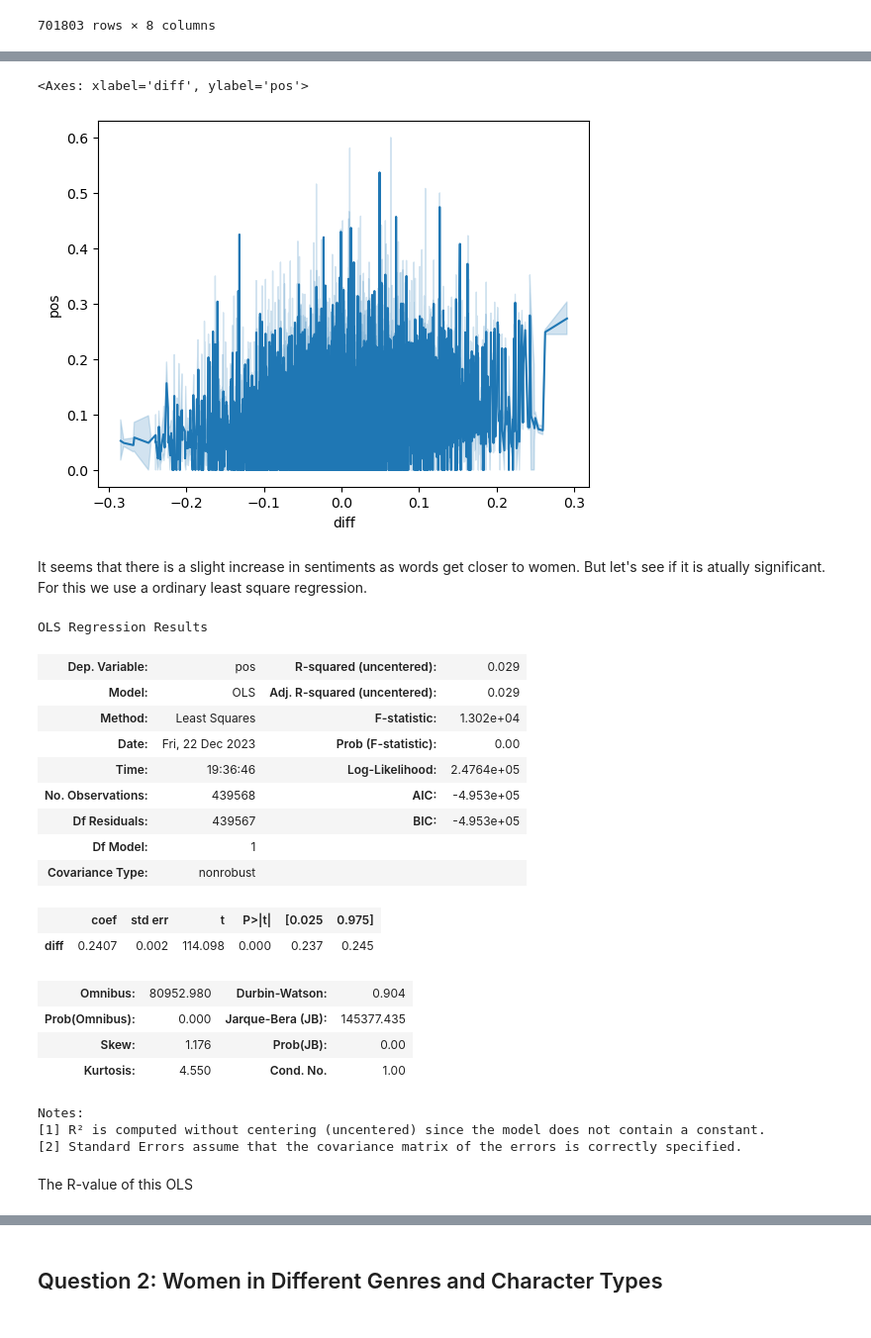
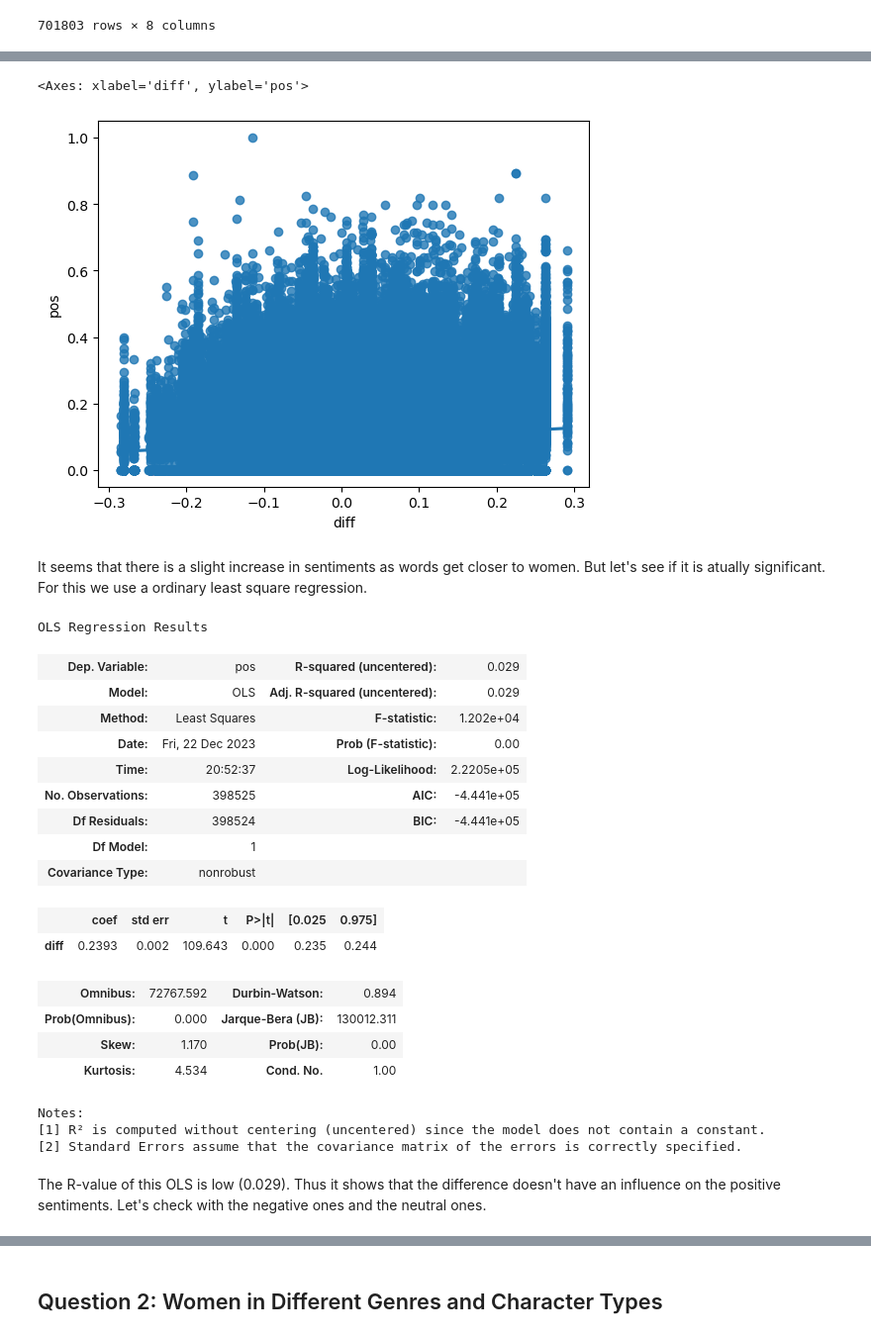
Before and after one commit to epfl-ada/ada-2023-project-adavengers2023, a Jupyter notebook: Milestone_3_Ariane_İrem_Caroline.ipynb, the cells around one changed output, grey strips where cells are left out. Shown at 99% size. Saved outputs shown, nothing was run; the diff lists cells and outputs as text; code cells hidden in the pictures.

Commit message:
finish sentiment analysis

```diff
--- a/Milestone_3_Ariane_İrem_Caroline.ipynb
+++ b/Milestone_3_Ariane_İrem_Caroline.ipynb
@@ -761,9 +760,9 @@ sentiment
 | 701802 | 42305 | unlikely | The weather has changed for the w... | {'neg': 0.171, 'neu': 0.829, 'pos... |
 701803 rows × 4 columns
 # %%
-sentiment_test = sentiment.join(pd.DataFrame(dict(zip(sentiment.index,sentiment.Sentiment))).T).fillna('')
+sentiment = sentiment.join(pd.DataFrame(dict(zip(sentiment.index,sentiment.Sentiment))).T).fillna('')
 
-sentiment_test
+sentiment
 # %% [output]
 |  | MovieID | Adjective | Context | Sentiment | neg | neu | pos | compound |
 | 0 | 0 | bizarre | 23890098\tShlykov, a hard-working... | {'neg': 0.09, 'neu': 0.819, 'pos'... | 0.090 | 0.819 | 0.091 | 0.0083 |
@@ -781,5 +782,5 @@ sentiment_test
 # %%
-sentiment_and_similarity = sentiment.merge(similarity_and_frequency,left_on="Adjective",right_on = "Word", how = "inner")
+sentiment_and_similarity = sentiment.merge(similarity_and_frequency_above_50,left_on="Adjective",right_on = "Word", how = "inner")
 sentiment_and_similarity
 # %% [output]
 |  | MovieID | Adjective | Context | Sentiment | neg | neu | pos | compound | Word | Count | ... |
@@ -798,8 +799,8 @@ sentiment_and_similarity
 # %%
-sns.lineplot(data = sentiment_and_similarity, x = "diff", y  = "pos")
+sns.regplot(data = sentiment_and_similarity, x = "diff", y  = "pos")
 # %% [output]
 <Axes: xlabel='diff', ylabel='pos'>
-[figure, old version]
+[figure, new version]
 # %% [markdown]
 It seems that there is a slight increase in sentiments as words get closer to women. But let's see if it is atually significant. For this we use a ordinary least square regression.
 # %%
@@ -812,21 +813,19 @@ result.summary()
 OLS Regression Results
 | Dep. Variable: | pos | R-squared (uncentered): | 0.029 |
 | Model: | OLS | Adj. R-squared (uncentered): | 0.029 |
-| Method: | Least Squares | F-statistic: | 1.302e+04 |
+| Method: | Least Squares | F-statistic: | 1.202e+04 |
 | Date: | Fri, 22 Dec 2023 | Prob (F-statistic): | 0.00 |
-| Time: | 19:36:46 | Log-Likelihood: | 2.4764e+05 |
-| No. Observations: | 439568 | AIC: | -4.953e+05 |
-| Df Residuals: | 439567 | BIC: | -4.953e+05 |
+| Time: | 20:52:37 | Log-Likelihood: | 2.2205e+05 |
+| No. Observations: | 398525 | AIC: | -4.441e+05 |
+| Df Residuals: | 398524 | BIC: | -4.441e+05 |
 | Df Model: | 1 |  |  |
 | Covariance Type: | nonrobust |  |  |
 |  | coef | std err | t | P>|t| | [0.025 | 0.975] |
-| diff | 0.2407 | 0.002 | 114.098 | 0.000 | 0.237 | 0.245 |
+| diff | 0.2393 | 0.002 | 109.643 | 0.000 | 0.235 | 0.244 |
-| Omnibus: | 80952.980 | Durbin-Watson: | 0.904 |
-| Prob(Omnibus): | 0.000 | Jarque-Bera (JB): | 145377.435 |
-| Skew: | 1.176 | Prob(JB): | 0.00 |
-| Kurtosis: | 4.550 | Cond. No. | 1.00 |
+| Omnibus: | 72767.592 | Durbin-Watson: | 0.894 |
+| Prob(Omnibus): | 0.000 | Jarque-Bera (JB): | 130012.311 |
+| Skew: | 1.170 | Prob(JB): | 0.00 |
+| Kurtosis: | 4.534 | Cond. No. | 1.00 |
 Notes:
 [1] R² is computed without centering (uncentered) since the model does not contain a constant.
 [2] Standard Errors assume that the covariance matrix of the errors is correctly specified.
-# %% [markdown]
-The R-value of this OLS
@@ -834,0 +832,2 @@ sentiment_and_similarity
+# %% [markdown]
+The R-value of this OLS is low (0.029). Thus it shows that the difference doesn't have an influence on the positive sentiments. Let's check with the negative ones and the neutral ones.
```
Also changed, not shown: parts of 41 cells of this notebook, 16 other files.
